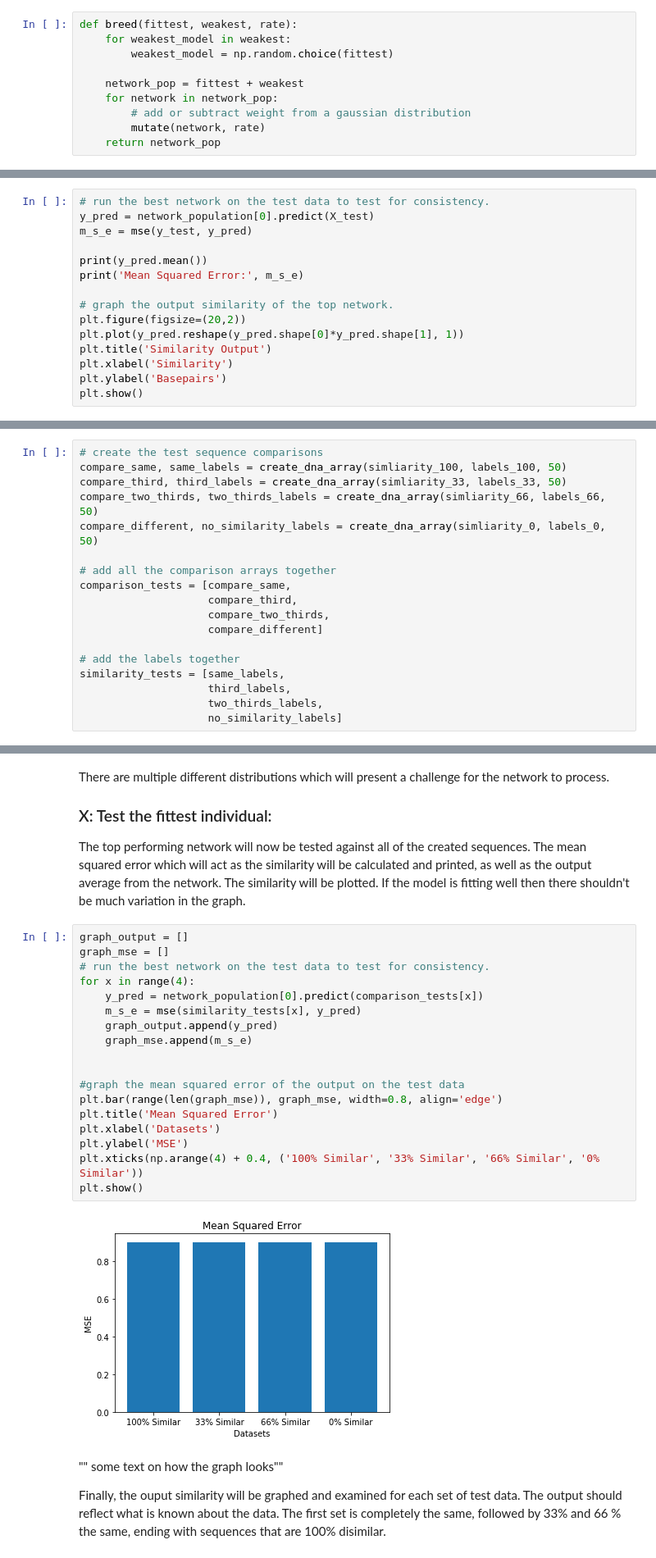
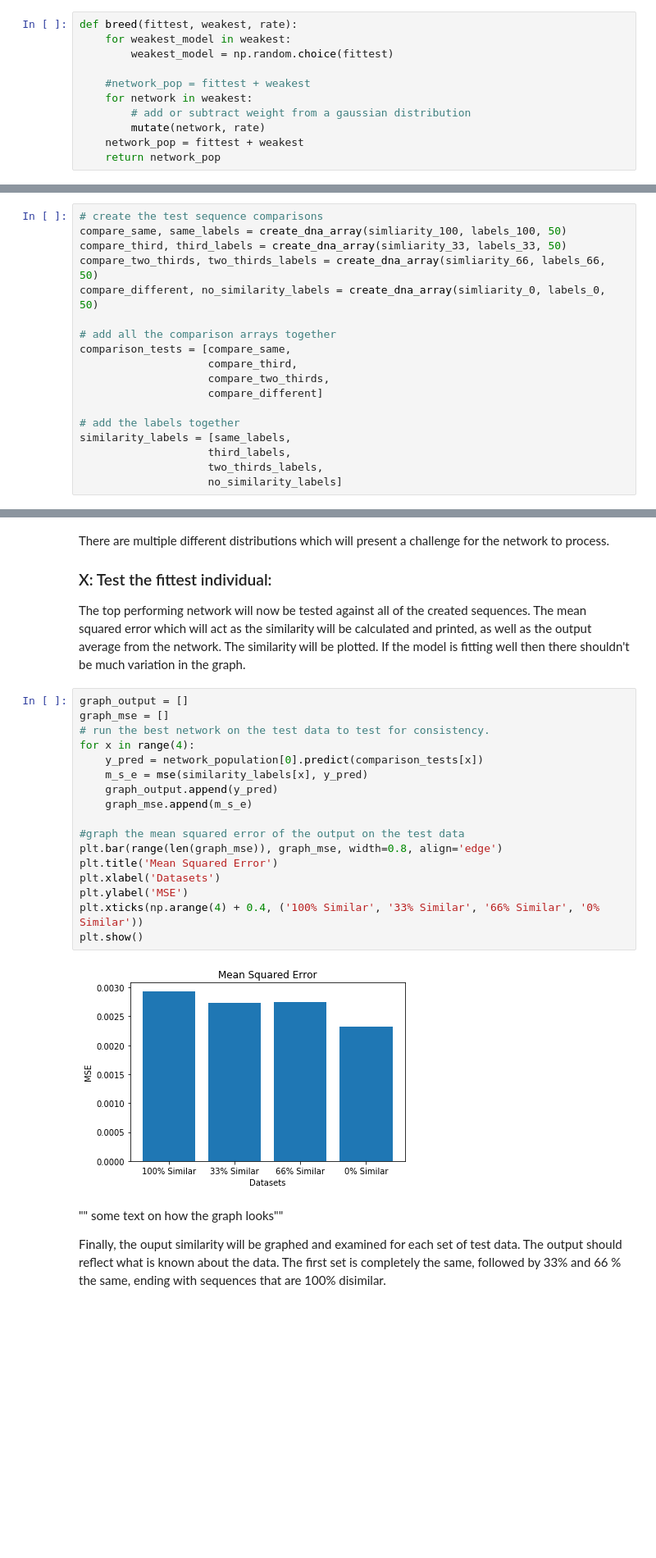
Before and after one commit to christophersanchez/DataScience, a Jupyter notebook: Thinkful/Unit6/Neuroevolution_DNA_Sequence_Comparison_Using_GA_Trained_Recurrent_Neural_Network.ipynb, the cells around one changed output, grey strips where cells are left out. Shown at 82% size. Drawn from its saved outputs; the diff is of its cells as text; blank space fills up the shorter version.

```diff
--- a/Thinkful/Unit6/Neuroevolution_DNA_Sequence_Comparison_Using_GA_Trained_Recurrent_Neural_Network.ipynb
+++ b/Thinkful/Unit6/Neuroevolution_DNA_Sequence_Comparison_Using_GA_Trained_Recurrent_Neural_Network.ipynb
@@ -256,10 +236,11 @@ def breed(fittest, weakest, rate):
     for weakest_model in weakest:
         weakest_model = np.random.choice(fittest)
 
-    network_pop = fittest + weakest
-    for network in network_pop:
+    #network_pop = fittest + weakest
+    for network in weakest:
         # add or subtract weight from a gaussian distribution
         mutate(network, rate)
+    network_pop = fittest + weakest
     return network_pop
 # %% [markdown]
 ### VII: Evolve
@@ -386,18 +350,3 @@ Total time to run: 0.028275617758433024 Top test MSE: 0.8654529720957096
 "" Some text about how the graph looks and how the network performed ""
 
 The output of the best individual will be visualized for analysis. The graph should show a -9 output for disimilar basepair comparisons and 9 for similar comparisons.
-# %%
-# run the best network on the test data to test for consistency.
-y_pred = network_population[0].predict(X_test)
-m_s_e = mse(y_test, y_pred)
-
-print(y_pred.mean())
-print('Mean Squared Error:', m_s_e)
-
-# graph the output similarity of the top network.
-plt.figure(figsize=(20,2))
-plt.plot(y_pred.reshape(y_pred.shape[0]*y_pred.shape[1], 1))
-plt.title('Similarity Output')
-plt.xlabel('Similarity')
-plt.ylabel('Basepairs')
-plt.show()
@@ -485,7 +430,7 @@ comparison_tests = [compare_same,
                     compare_different]
 
 # add the labels together
-similarity_tests = [same_labels,
+similarity_labels = [same_labels,
                     third_labels,
                     two_thirds_labels,
                     no_similarity_labels]
@@ -516,23 +461,22 @@ The top performing network will now be tested against all of the created sequenc
 # %%
 graph_output = []
 graph_mse = []
 # run the best network on the test data to test for consistency.
 for x in range(4):
     y_pred = network_population[0].predict(comparison_tests[x])
-    m_s_e = mse(similarity_tests[x], y_pred)
+    m_s_e = mse(similarity_labels[x], y_pred)
     graph_output.append(y_pred)
     graph_mse.append(m_s_e)
-
 
 #graph the mean squared error of the output on the test data
 plt.bar(range(len(graph_mse)), graph_mse, width=0.8, align='edge')
 plt.title('Mean Squared Error')
 plt.xlabel('Datasets')
 plt.ylabel('MSE')
 plt.xticks(np.arange(4) + 0.4, ('100% Similar', '33% Similar', '66% Similar', '0% Similar'))
 plt.show()
 # %% [output]
-[figure, old version]
+[figure, new version]
 # %% [markdown]
 "" some text on how the graph looks""
 
```
Also changed, not shown: parts of 9 cells of this notebook.
